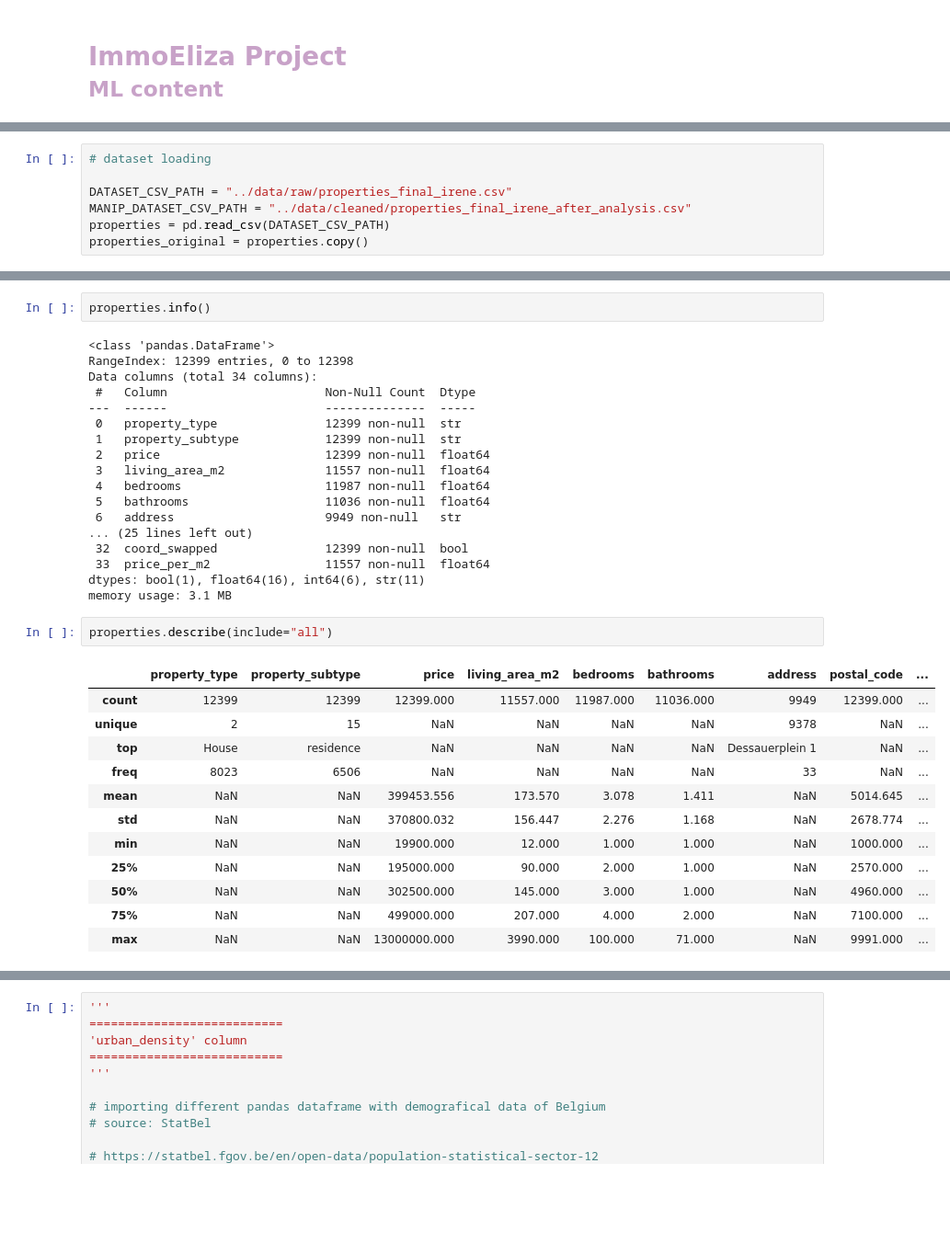
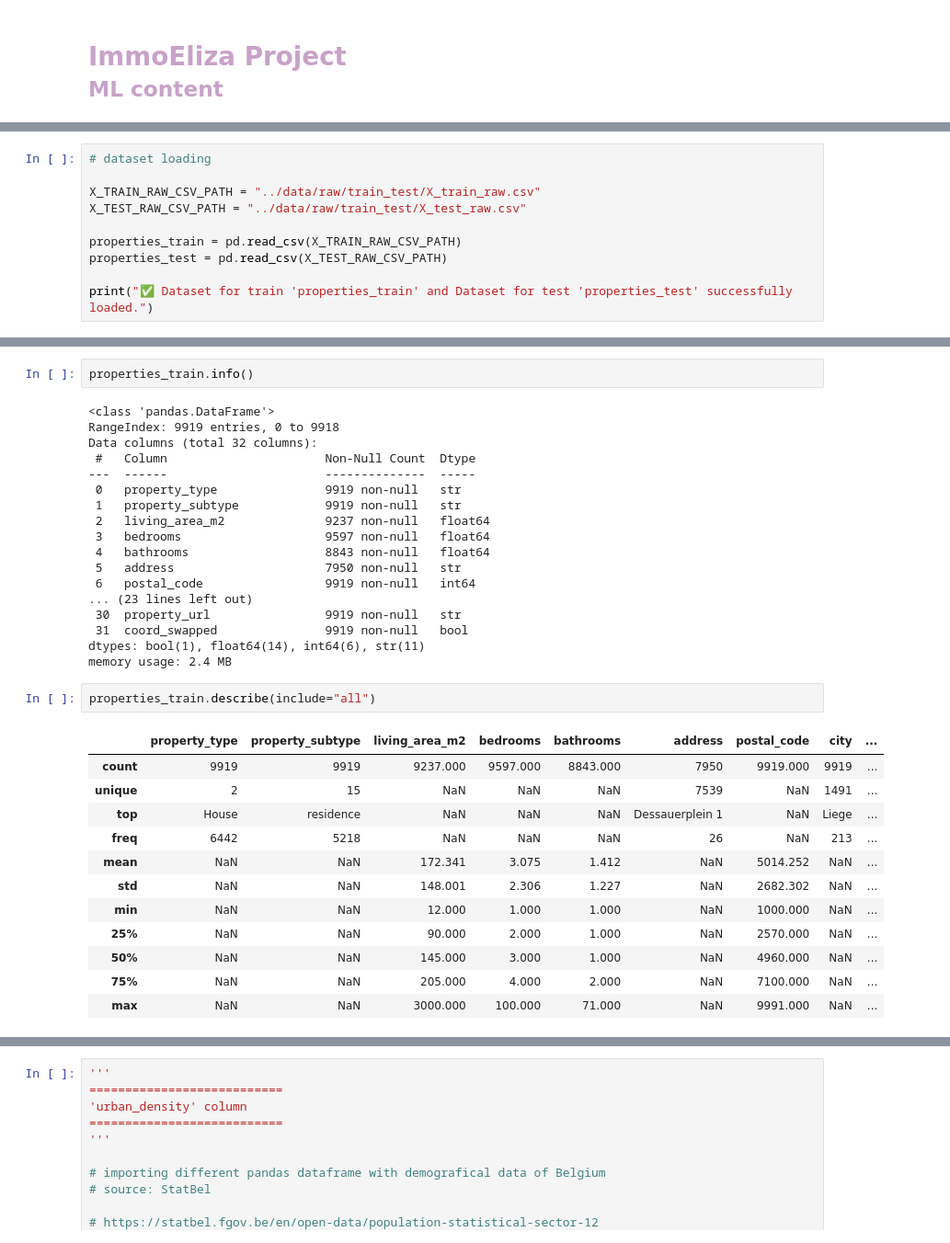
Before and after one commit to ireneghioni-glitch/immo-eliza-ml, a Jupyter notebook: 2_Data_Preparation/irene_ImmoEliza_preprocessing.ipynb, the cells around one changed output, grey strips where cells are left out. Shown at 92% size. Cells and saved outputs as stored; diff of their text form; blank space fills up the shorter version.

```diff
--- a/2_Data_Preparation/irene_ImmoEliza_preprocessing.ipynb
+++ b/2_Data_Preparation/irene_ImmoEliza_preprocessing.ipynb
@@ -39,7 +39,10 @@ print("✅ Setup complete")
 # %%
 # dataset loading
 
-DATASET_CSV_PATH = "../data/raw/properties_final_irene.csv"
-MANIP_DATASET_CSV_PATH = "../data/cleaned/properties_final_irene_after_analysis.csv"
-properties = pd.read_csv(DATASET_CSV_PATH)
-properties_original = properties.copy()
+X_TRAIN_RAW_CSV_PATH = "../data/raw/train_test/X_train_raw.csv"
+X_TEST_RAW_CSV_PATH = "../data/raw/train_test/X_test_raw.csv"
+
+properties_train = pd.read_csv(X_TRAIN_RAW_CSV_PATH)
+properties_test = pd.read_csv(X_TEST_RAW_CSV_PATH)
+
+print("✅ Dataset for train 'properties_train' and Dataset for test 'properties_test' successfully loaded.")
@@ -59,38 +67,38 @@ Dataset Shape: 12399 rows x 34 columns
 # %%
-properties.info()
+properties_train.info()
 # %% [output]
 <class 'pandas.DataFrame'>
-RangeIndex: 12399 entries, 0 to 12398
-Data columns (total 34 columns):
+RangeIndex: 9919 entries, 0 to 9918
+Data columns (total 32 columns):
  #   Column                      Non-Null Count  Dtype
 ---  ------                      --------------  -----
- 0   property_type               12399 non-null  str
- 1   property_subtype            12399 non-null  str
- 2   price                       12399 non-null  float64
- 3   living_area_m2              11557 non-null  float64
- 4   bedrooms                    11987 non-null  float64
- 5   bathrooms                   11036 non-null  float64
- 6   address                     9949 non-null   str
-... (25 lines left out)
- 32  coord_swapped               12399 non-null  bool
- 33  price_per_m2                11557 non-null  float64
-dtypes: bool(1), float64(16), int64(6), str(11)
-memory usage: 3.1 MB
+ 0   property_type               9919 non-null   str
+ 1   property_subtype            9919 non-null   str
+ 2   living_area_m2              9237 non-null   float64
+ 3   bedrooms                    9597 non-null   float64
+ 4   bathrooms                   8843 non-null   float64
+ 5   address                     7950 non-null   str
+ 6   postal_code                 9919 non-null   int64
+... (23 lines left out)
+ 30  property_url                9919 non-null   str
+ 31  coord_swapped               9919 non-null   bool
+dtypes: bool(1), float64(14), int64(6), str(11)
+memory usage: 2.4 MB
 # %%
-properties.describe(include="all")
+properties_train.describe(include="all")
 # %% [output]
-|  | property_type | property_subtype | price | living_area_m2 | bedrooms | bathrooms | address | postal_code | ... |
-| count | 12399 | 12399 | 12399.000 | 11557.000 | 11987.000 | 11036.000 | 9949 | 12399.000 | ... |
-| unique | 2 | 15 | NaN | NaN | NaN | NaN | 9378 | NaN | ... |
-| top | House | residence | NaN | NaN | NaN | NaN | Dessauerplein 1 | NaN | ... |
-| freq | 8023 | 6506 | NaN | NaN | NaN | NaN | 33 | NaN | ... |
-| mean | NaN | NaN | 399453.556 | 173.570 | 3.078 | 1.411 | NaN | 5014.645 | ... |
-| std | NaN | NaN | 370800.032 | 156.447 | 2.276 | 1.168 | NaN | 2678.774 | ... |
-| min | NaN | NaN | 19900.000 | 12.000 | 1.000 | 1.000 | NaN | 1000.000 | ... |
-| 25% | NaN | NaN | 195000.000 | 90.000 | 2.000 | 1.000 | NaN | 2570.000 | ... |
-| 50% | NaN | NaN | 302500.000 | 145.000 | 3.000 | 1.000 | NaN | 4960.000 | ... |
-| 75% | NaN | NaN | 499000.000 | 207.000 | 4.000 | 2.000 | NaN | 7100.000 | ... |
-| max | NaN | NaN | 13000000.000 | 3990.000 | 100.000 | 71.000 | NaN | 9991.000 | ... |
+|  | property_type | property_subtype | living_area_m2 | bedrooms | bathrooms | address | postal_code | city | ... |
+| count | 9919 | 9919 | 9237.000 | 9597.000 | 8843.000 | 7950 | 9919.000 | 9919 | ... |
+| unique | 2 | 15 | NaN | NaN | NaN | 7539 | NaN | 1491 | ... |
+| top | House | residence | NaN | NaN | NaN | Dessauerplein 1 | NaN | Liege | ... |
+| freq | 6442 | 5218 | NaN | NaN | NaN | 26 | NaN | 213 | ... |
+| mean | NaN | NaN | 172.341 | 3.075 | 1.412 | NaN | 5014.252 | NaN | ... |
+| std | NaN | NaN | 148.001 | 2.306 | 1.227 | NaN | 2682.302 | NaN | ... |
+| min | NaN | NaN | 12.000 | 1.000 | 1.000 | NaN | 1000.000 | NaN | ... |
+| 25% | NaN | NaN | 90.000 | 2.000 | 1.000 | NaN | 2570.000 | NaN | ... |
+| 50% | NaN | NaN | 145.000 | 3.000 | 1.000 | NaN | 4960.000 | NaN | ... |
+| 75% | NaN | NaN | 205.000 | 4.000 | 2.000 | NaN | 7100.000 | NaN | ... |
+| max | NaN | NaN | 3000.000 | 100.000 | 71.000 | NaN | 9991.000 | NaN | ... |
 # %%
 columns = [
     'property_type',
```
Also changed, not shown: parts of 57 cells of this notebook, 3 other files.
